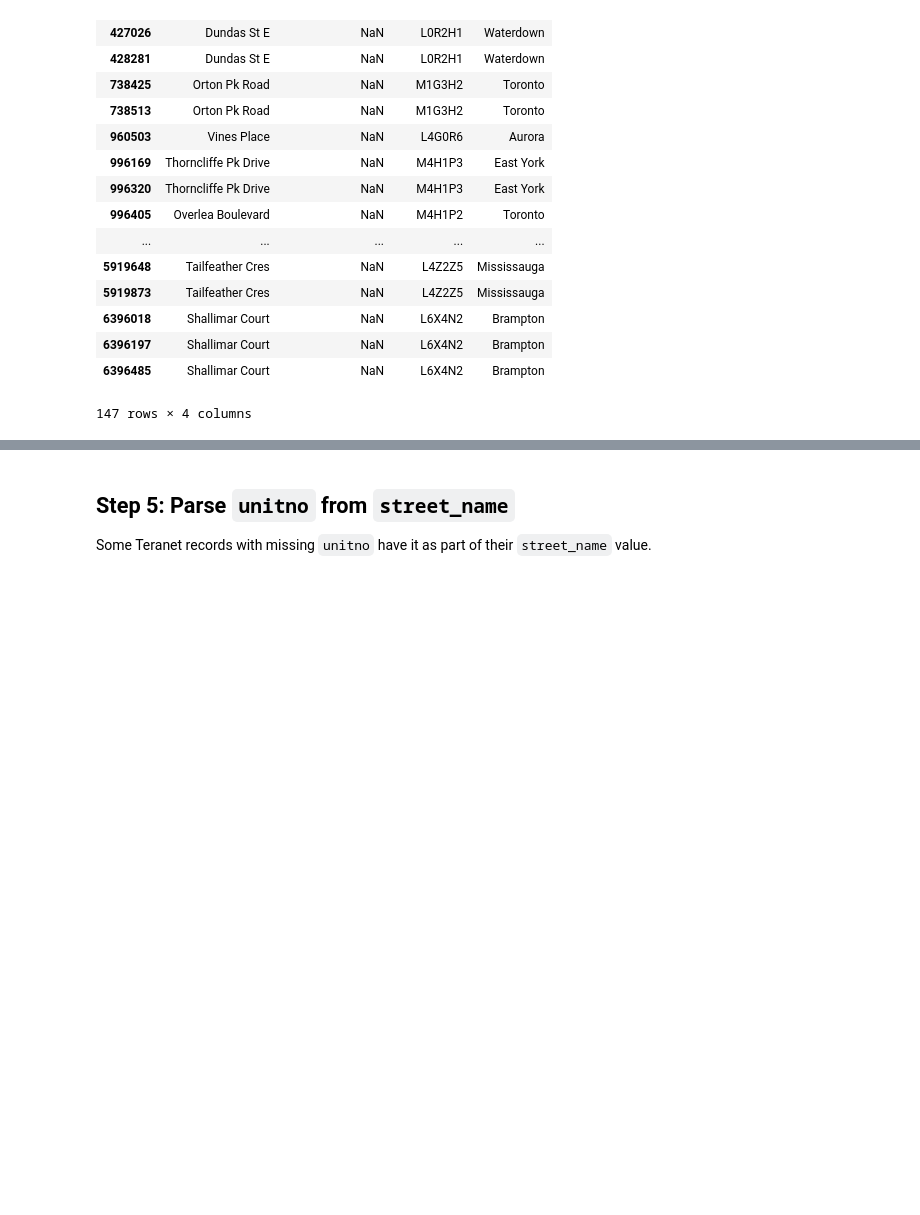
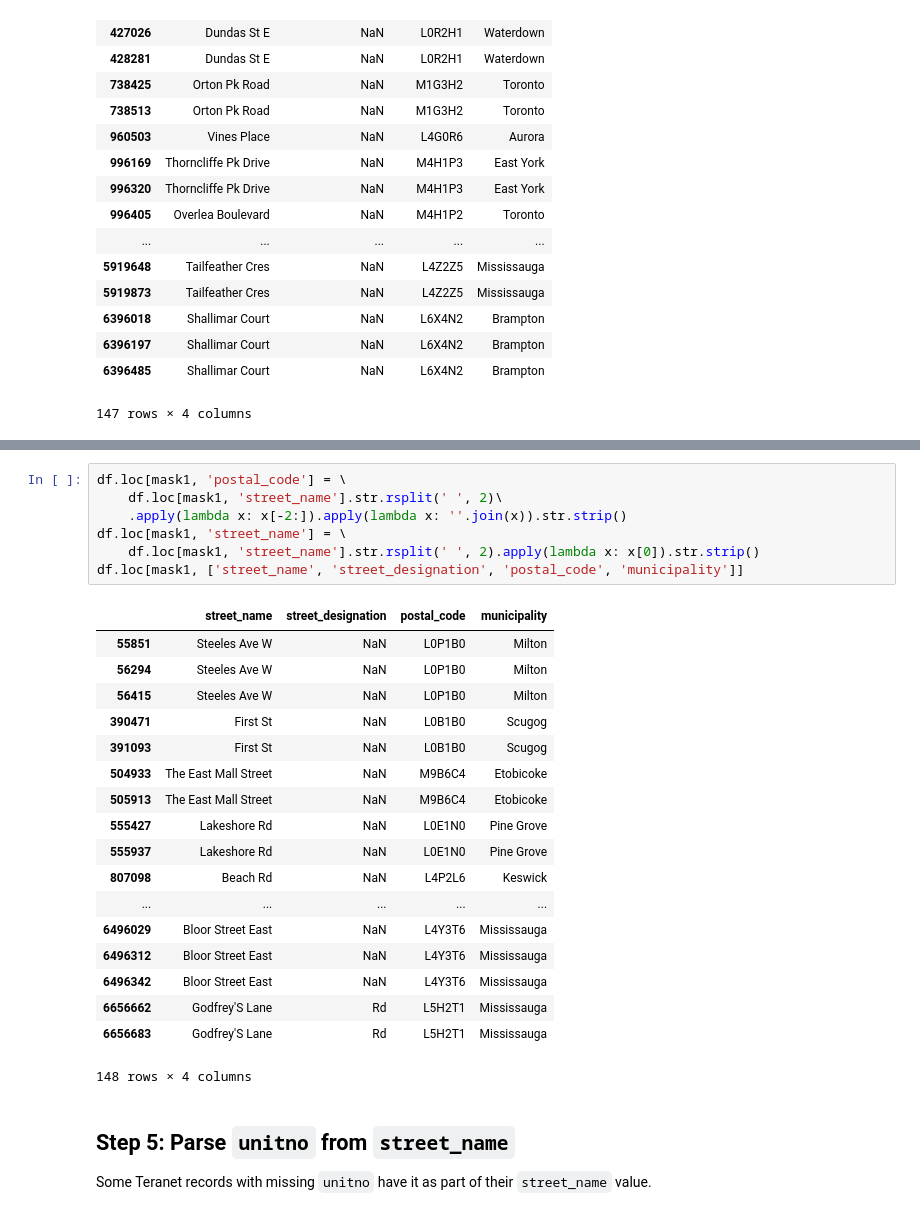
Before and after one commit to stepan-o/geo, a Jupyter notebook: notebooks/2.scrub/2.2_teranet_consistency.ipynb, the cells around one changed output, grey strips where cells are left out. Cells and saved outputs as stored; diff of their text form; blank space fills up the shorter version.

```diff
--- a/notebooks/2.scrub/2.2_teranet_consistency.ipynb
+++ b/notebooks/2.scrub/2.2_teranet_consistency.ipynb
@@ -185,3 +210,29 @@ df.loc[mask1, ['street_name', 'street_designation', 'postal_code', 'municipality
+# %%
+df.loc[mask1, 'postal_code'] = \
+    df.loc[mask1, 'street_name'].str.rsplit(' ', 2)\
+    .apply(lambda x: x[-2:]).apply(lambda x: ''.join(x)).str.strip()
+df.loc[mask1, 'street_name'] = \
+    df.loc[mask1, 'street_name'].str.rsplit(' ', 2).apply(lambda x: x[0]).str.strip()
+df.loc[mask1, ['street_name', 'street_designation', 'postal_code', 'municipality']]
+# %% [output]
+|  | street_name | street_designation | postal_code | municipality |
+| 55851 | Steeles Ave W | NaN | L0P1B0 | Milton |
+| 56294 | Steeles Ave W | NaN | L0P1B0 | Milton |
+| 56415 | Steeles Ave W | NaN | L0P1B0 | Milton |
+| 390471 | First St | NaN | L0B1B0 | Scugog |
+| 391093 | First St | NaN | L0B1B0 | Scugog |
+| 504933 | The East Mall Street | NaN | M9B6C4 | Etobicoke |
+| 505913 | The East Mall Street | NaN | M9B6C4 | Etobicoke |
+| 555427 | Lakeshore Rd | NaN | L0E1N0 | Pine Grove |
+| 555937 | Lakeshore Rd | NaN | L0E1N0 | Pine Grove |
+| 807098 | Beach Rd | NaN | L4P2L6 | Keswick |
+| ... | ... | ... | ... | ... |
+| 6496029 | Bloor Street East | NaN | L4Y3T6 | Mississauga |
+| 6496312 | Bloor Street East | NaN | L4Y3T6 | Mississauga |
+| 6496342 | Bloor Street East | NaN | L4Y3T6 | Mississauga |
+| 6656662 | Godfrey'S Lane | Rd | L5H2T1 | Mississauga |
+| 6656683 | Godfrey'S Lane | Rd | L5H2T1 | Mississauga |
+148 rows × 4 columns
 # %% [markdown]
 ## Step 5: Parse `unitno` from `street_name`
 Some Teranet records with missing `unitno` have it as part of their `street_name` value.
```
Also changed, not shown: parts of 10 cells of this notebook.
